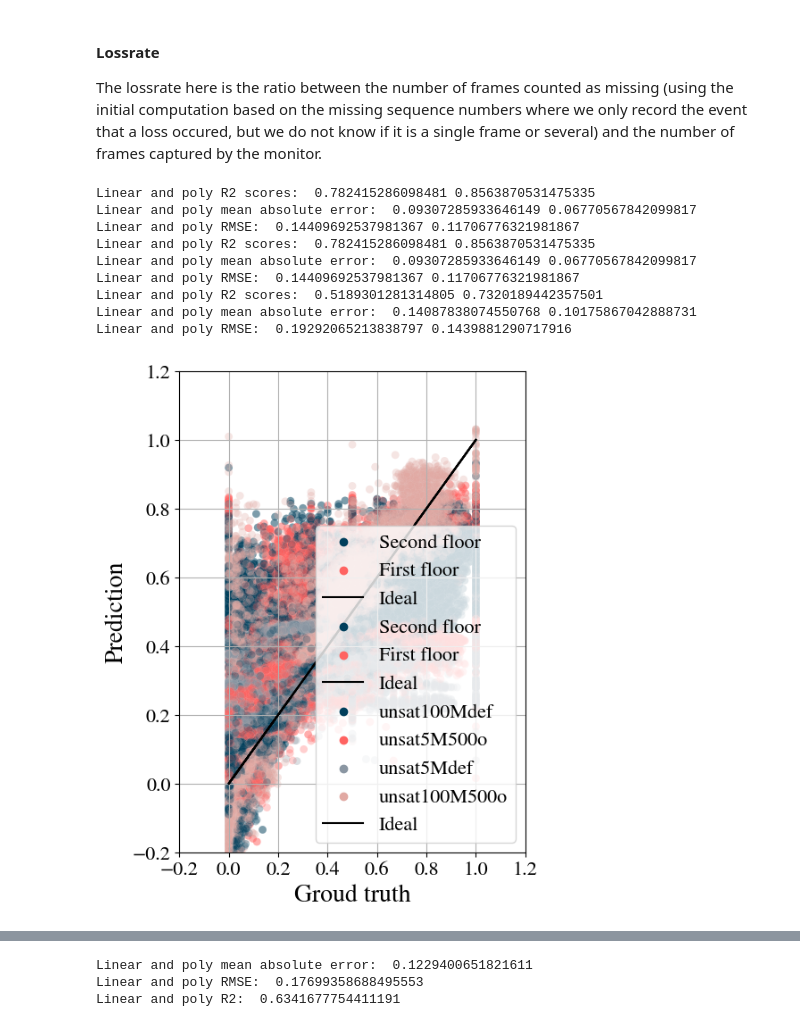
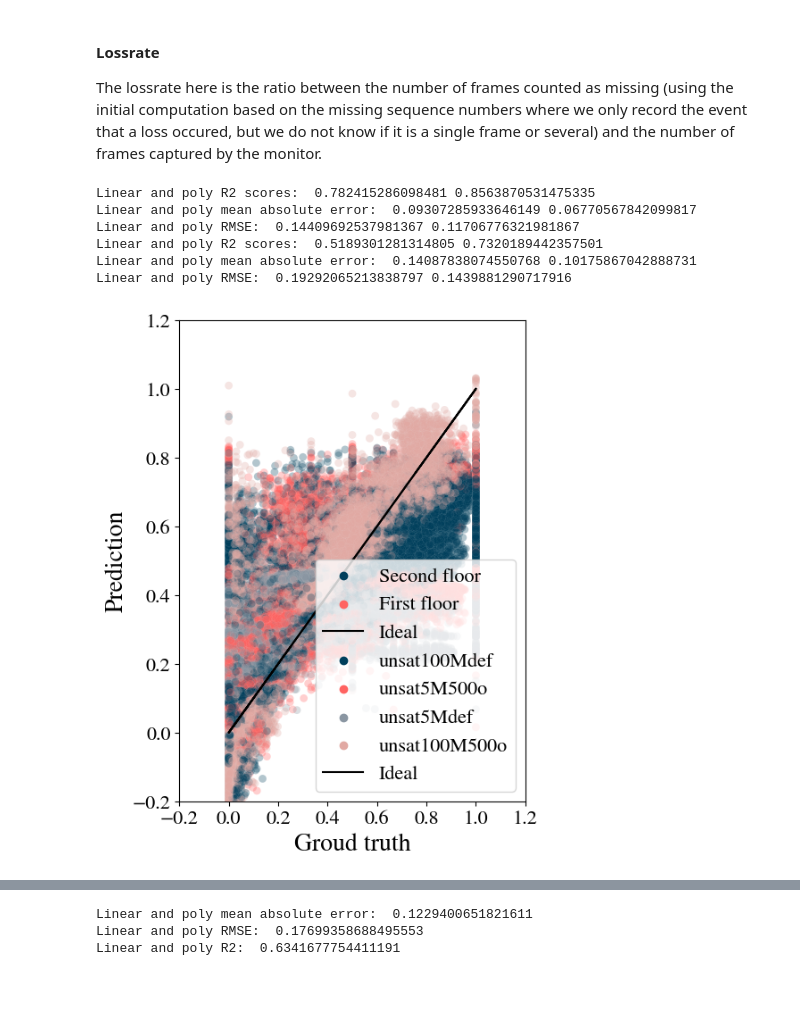
Before and after one commit to TinyTitou/wifi-ml-complete, a Jupyter notebook: complete_model.ipynb, the cells around one changed output, grey strips where cells are left out. Saved outputs shown, nothing was run; the diff lists cells and outputs as text; code cells hidden in the pictures; blank space fills up the shorter version.

```diff
--- a/complete_model.ipynb
+++ b/complete_model.ipynb
@@ -665,13 +652,13 @@ bins = np.linspace(0, len(data_cleaned_unsat) , 20)
 y_binned = np.digitize(y_unsat, bins)
 
 #Modele all
-for train_index, test_index in split.split(data_cleaned_unsat, y_binned):
-    hue_markers = data_cleaned['Scenario'].loc[test_index]
-    X_train = X_all.loc[train_index]
-    X_test = X_all.loc[test_index]
-    y_train = y_all.loc[train_index]
-    y_test = y_all.loc[test_index]
-linear_model_all, poly_model_all, sorted_coef_linear, sorted_coef_poly, y_test_all, y_predict_poly_all =  plot_model(X_train, y_train, X_test, y_test, Ridge, [1])
+#for train_index, test_index in split.split(data_cleaned_unsat, y_binned):
+#    hue_markers = data_cleaned['Scenario'].loc[test_index]
+#    X_train = X_all.loc[train_index]
+#    X_test = X_all.loc[test_index]
+#    y_train = y_all.loc[train_index]
+#    y_test = y_all.loc[test_index]
+#linear_model_all, poly_model_all, sorted_coef_linear, sorted_coef_poly, y_test_all, y_predict_poly_all =  plot_model(X_train, y_train, X_test, y_test, Ridge, [1])
 
 #Modele sat
 for train_index, test_index in split.split(data_cleaned_unsat, y_binned):
@@ -741,13 +725,13 @@ y_binned = np.digitize(y_unsat, bins)
 
 
 #Model all
-for train_index, test_index in split.split(data_cleaned_unsat, y_binned):
-    hue_markers = data_cleaned['Scenario'].loc[test_index]
-    X_train = X_all.loc[train_index]
-    X_test = X_all.loc[test_index]
-    y_train = y_all.loc[train_index]
-    y_test = y_all.loc[test_index]
-linear_model_all, poly_model_all, sorted_coef_linear, sorted_coef_poly, y_test_all, y_predict_poly_all =  plot_model(X_train, y_train, X_test, y_test, Ridge, [1])
+#for train_index, test_index in split.split(data_cleaned_unsat, y_binned):
+#    hue_markers = data_cleaned['Scenario'].loc[test_index]
+#    X_train = X_all.loc[train_index]
+#    X_test = X_all.loc[test_index]
+#    y_train = y_all.loc[train_index]
+#    y_test = y_all.loc[test_index]
+#linear_model_all, poly_model_all, sorted_coef_linear, sorted_coef_poly, y_test_all, y_predict_poly_all =  plot_model(X_train, y_train, X_test, y_test, Ridge, [1])
 
 #Model sat
 for train_index, test_index in split.split(data_cleaned_unsat, y_binned):
@@ -816,41 +797,38 @@ y_unsat = data_cleaned_unsat['lossrate_monitor'].copy()
 
 
 split = StratifiedShuffleSplit(n_splits=1, test_size=0.2, random_state=42)
 bins = np.linspace(0, len(data_cleaned) , 20)
 y_binned = np.digitize(y_unsat, bins)
 
-for train_index, test_index in split.split(data_cleaned_unsat, y_binned):
-    hue_markers = data_cleaned['Scenario'].loc[test_index]
-    X_train = X_all.loc[train_index]
-    X_test = X_all.loc[test_index]
-    y_train = y_all.loc[train_index]
-    y_test = y_all.loc[test_index]
-linear_model_all, poly_model_all, sorted_coef_linear_all, sorted_coef_poly_all, y_test_all, y_predict_poly_all =  plot_model(X_train, y_train, X_test, y_test, Ridge, [1])
+#for train_index, test_index in split.split(data_cleaned_unsat, y_binned):
+#    hue_markers = data_cleaned['Scenario'].loc[test_index]
+#    X_train = X_all.loc[train_index]
+#    X_test = X_all.loc[test_index]
+#    y_train = y_all.loc[train_index]
+#    y_test = y_all.loc[test_index]
+#linear_model_all, poly_model_all, sorted_coef_linear_all, sorted_coef_poly_all, y_test_all, y_predict_poly_all =  plot_model(X_train, y_train, X_test, y_test, Ridge, [1])
 
 for train_index, test_index in split.split(data_cleaned_unsat, y_binned):
     hue_markers = data_cleaned_sat['Scenario'].loc[test_index]
     X_train = X_sat.loc[train_index]
     X_test = X_sat.loc[test_index]
     y_train = y_sat.loc[train_index]
     y_test = y_sat.loc[test_index]
 linear_model_sat, poly_model_sat, sorted_coef_linear_all, sorted_coef_poly_all, y_test_all, y_predict_poly_all =  plot_model(X_train, y_train, X_test, y_test, Ridge, [1])
 
 
 for train_index, test_index in split.split(data_cleaned_unsat, y_binned):
     hue_markers = data_cleaned_unsat['Scenario'].loc[test_index]
     X_train = X_unsat.loc[train_index]
     X_test = X_unsat.loc[test_index]
     y_train = y_unsat.loc[train_index]
     y_test = y_unsat.loc[test_index]
 linear_model_unsat, poly_model_unsat, sorted_coef_linear_all, sorted_coef_poly_all, y_test_all, y_predict_poly_all =  plot_model(X_train, y_train, X_test, y_test, Ridge, [1])
 # %% [output]
-Linear and poly R2 scores:  0.782415286098481 0.8563870531475335
-Linear and poly mean absolute error:  0.09307285933646149 0.06770567842099817
-Linear and poly RMSE:  0.14409692537981367 0.11706776321981867
 Linear and poly R2 scores:  0.782415286098481 0.8563870531475335
 Linear and poly mean absolute error:  0.09307285933646149 0.06770567842099817
 Linear and poly RMSE:  0.14409692537981367 0.11706776321981867
 Linear and poly R2 scores:  0.5189301281314805 0.7320189442357501
 Linear and poly mean absolute error:  0.14087838074550768 0.10175867042888731
 Linear and poly RMSE:  0.19292065213838797 0.1439881290717916
-[figure, old version]
+[figure, new version]
```
Also changed, not shown: parts of 14 cells of this notebook.
